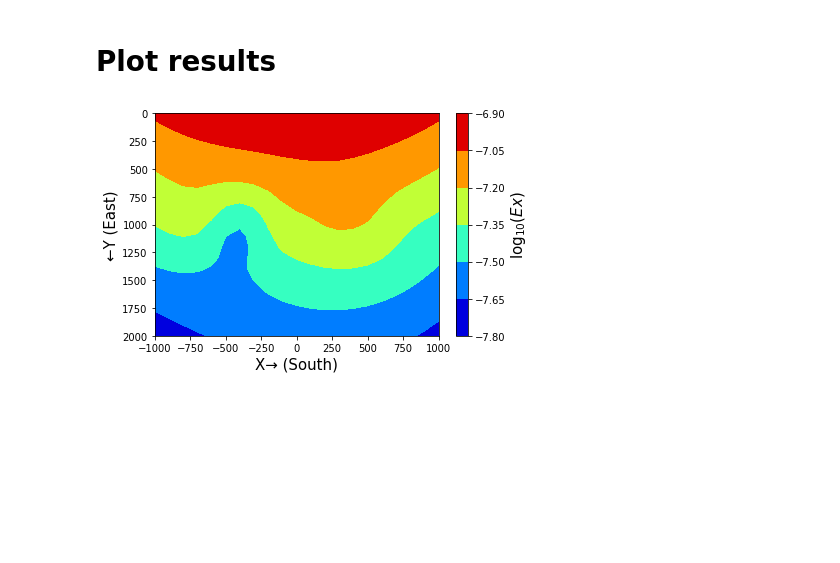
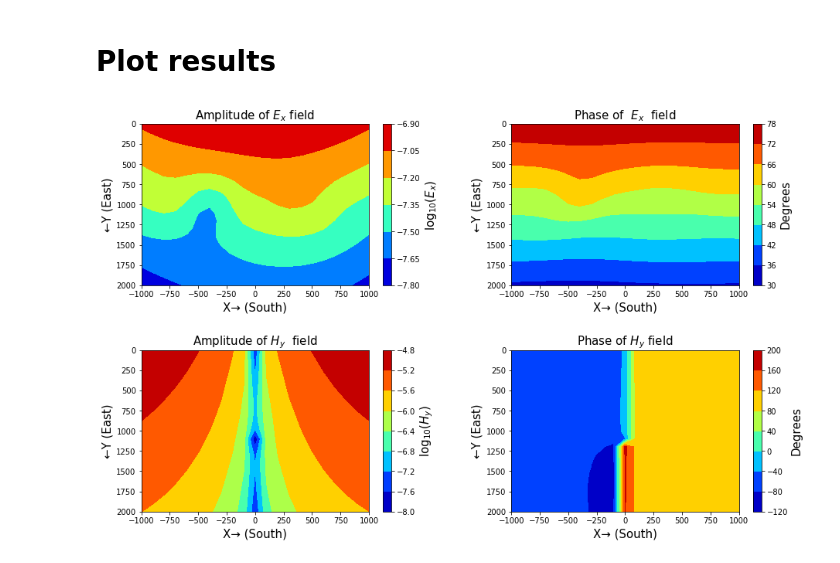
Before and after one commit to CSM-CGEM/cgem-simpeg-examples, a Jupyter notebook: fdem/3D FD CSEM tensor mesh example .ipynb, the cells around one changed output. Cells and saved outputs as stored; diff of their text form; code cells hidden in the pictures; blank space fills up the shorter version.

```diff
--- a/fdem/3D FD CSEM tensor mesh example .ipynb
+++ b/fdem/3D FD CSEM tensor mesh example .ipynb
@@ -363,12 +359,12 @@ surveyfig3D = plt.figure(4)
 # Calculate EM response
 
 # Calculate fields
-#e_field = simulation_e.fields(sigma)    # Electric
-#b_field = prob_b.fields(sigma)    # Magnetic
+#e_field = simulation_e.fields(sigma)    # Electric field
+#h_field = simulation_e.fields(sigma)    # Magnetic field
 
 # Calculate electric data and magnetic data
-e_data = simulation_e.dpred(sigma)    # Electric
-#b_data = survey_b.dpred(sigma, f=b_field)    # Magnetic
+e_data = simulation_e.dpred(sigma)    # Electric data
+h_data = simulation_h.dpred(sigma)    # Magnetic data
 # %% [markdown]
 # Plot results
 # %%
@@ -378,16 +374,16 @@ e_data = simulation_e.dpred(sigma)    # Electric
 # Plot Data
 
 # Separate real and imaginary parts
-e_data_real = e_data[0:len(rx_locs)]    # Electric
+e_data_real = e_data[0:len(rx_locs)]    # Electric field data
 e_data_imag = e_data[len(rx_locs):]
-#b_data_real = b_data[0:len(rx_loc_x)]    # Magnetic
-#b_data_imag = b_data[len(rx_loc_x):]
+h_data_real = h_data[0:len(rx_locs)]    # Magnetic field data
+h_data_imag = h_data[len(rx_locs):]
 
 # Calculate data amplitude and phase
 e_amp = np.sqrt(e_data_real**2 + e_data_imag**2)    # Electric
 e_phase = np.arctan2(e_data_imag, e_data_real)
-#b_amp = np.sqrt(b_data_real**2 + b_data_imag**2)    # Magnetic
-#b_phase = np.arctan2(b_data_imag, b_data_real)
+h_amp = np.sqrt(h_data_real**2 + h_data_imag**2)    # Magnetic
+h_phase = np.arctan2(h_data_imag, h_data_real)
 
 
 Datafig = plt.figure(6)
@@ -395,58 +391,69 @@ if len(rx_loc_x) or len(rx_loc_y) != 1:
     # Reorganize results for plotting
     e_amp = np.reshape(e_amp, (len(rx_loc_x), len(rx_loc_y)))
     e_phase = np.reshape(e_phase, (len(rx_loc_x), len(rx_loc_y)))
+    h_amp = np.reshape(h_amp, (len(rx_loc_x), len(rx_loc_y)))
+    h_phase = np.reshape(h_phase, (len(rx_loc_x), len(rx_loc_y)))
 
-
+    plt.subplots_adjust(top=0.9, bottom=0.125, left=0.11, right=0.95,
+                        wspace=0.3, hspace=0.4)
     # Plot results
     eplot1 = plt.subplot(221)
+    eplot1.set_title('Amplitude of $E_{x}$ field', fontsize=15)
     e_amp_plot = eplot1.contourf(rx_loc_x, rx_loc_y, np.log10(e_amp), cmap='jet')
     eplot1.set_ylabel('←Y (East)', fontsize='15')
     eplot1.set_xlabel('X→ (South)', fontsize='15')
     plt.gca().invert_yaxis()
     bar_5221 = plt.colorbar(e_amp_plot)
-    bar_5221.set_label(label='$\log_{10}(Ex)$', fontsize=15)
+    bar_5221.set_label(label='$\log_{10}(E_{x})$', fontsize=15)
 
-    #eplot2 = plt.subplot(222)
-    #e_phase_plot = eplot2.contourf(rx_loc_x, np.flip(rx_loc_y), np.degrees(e_phase), cmap='jet')
-    #eplot2.set_ylabel('←Y (East)', fontsize='15')
-    #eplot2.set_xlabel('X→ (South)', fontsize='15')
-    #plt.gca().invert_yaxis()
-    #bar_5222 = plt.colorbar(e_phase_plot)
-    #bar_5222.set_label(label='Degrees', fontsize=15)
+    eplot2 = plt.subplot(222)
+    eplot2.set_title('Phase of  $E_{x}$  field', fontsize=15)
+    e_phase_plot = eplot2.contourf(rx_loc_x, rx_loc_y, np.degrees(e_phase), cmap='jet')
+    eplot2.set_ylabel('←Y (East)', fontsize='15')
+    eplot2.set_xlabel('X→ (South)', fontsize='15')
+    plt.gca().invert_yaxis()
+    bar_5222 = plt.colorbar(e_phase_plot)
+    bar_5222.set_label(label='Degrees', fontsize=15)
 
-    #bplot1 = plt.subplot(223)
-    #b_amp_plot = bplot1.contourf(rx_loc_x, np.flip(rx_loc_y), np.log10(b_amp), cmap='jet')
-    #bplot1.set_ylabel('←Y (East)', fontsize='15')
-    #bplot1.set_xlabel('X→ (South)', fontsize='15')
-    #plt.gca().invert_yaxis()
-    #bar_5225 = plt.colorbar(b_amp_plot, label='$\log_{10}(Hy)$')
+    hplot1 = plt.subplot(223)
+    hplot1.set_title('Amplitude of $H_{y}$  field', fontsize=15)
+    h_amp_plot = hplot1.contourf(rx_loc_x, rx_loc_y, np.log10(h_amp), cmap='jet')
+    hplot1.set_ylabel('←Y (East)', fontsize='15')
+    hplot1.set_xlabel('X→ (South)', fontsize='15')
+    plt.gca().invert_yaxis()
+    bar_5223 = plt.colorbar(h_amp_plot)
+    bar_5223.set_label(label='$\log_{10}(H_{y})$', fontsize=15)
 
-    #eplot2 = plt.subplot(223)
-    #b_phase_plot = bplot2.contourf(rx_loc_x, np.flip(rx_loc_y), np.degrees(b_phase), cmap='jet')
-    #bplot2.set_ylabel('←Y (East)', fontsize='15')
-    #bplot2.set_xlabel('X→ (South)', fontsize='15')
-    #plt.gca().invert_yaxis()
-    #bar_5224 = plt.colorbar(b_phase_plot, label='Degrees')
+    hplot2 = plt.subplot(224)
+    hplot2.set_title('Phase of $H_{y}$ field', fontsize=15)
+    h_phase_plot = hplot2.contourf(rx_loc_x, rx_loc_y, np.degrees(h_phase), cmap='jet')
+    hplot2.set_ylabel('←Y (East)', fontsize='15')
+    hplot2.set_xlabel('X→ (South)', fontsize='15')
+    plt.gca().invert_yaxis()
+    bar_5224 = plt.colorbar(h_phase_plot)
+    bar_5224.set_label(label='Degrees', fontsize=15)
 
     plt.show()
 
 
 else:
     e_amp = np.sqrt(e_data_real**2 + e_data_imag**2)    # Electric
     e_phase = np.arctan2(e_data_imag, e_data_real)
+    h_amp = np.sqrt(h_data_real**2 + h_data_imag**2)    # Magnetic
+    h_phase = np.arctan2(h_data_imag, h_data_real)
 
     eplot = plt.subplot(111)
     eplot.semilogy(rx_loc_x, (e_amp), label='Ez Amplitude', linewidth=5)
     #eplot.plot(rx_loc_x, np.degrees(e_phase), marker='.', label='Phase (degree)')
     eplot.set_ylabel('Ez Ampliture (V/m)', fontsize='15')
     eplot.set_xlabel('Rx location', fontsize='15')
     plt.legend(fontsize='xx-large')
 
-    #bplot = plt.subplot(122)
-    #bplot.plot(rx_loc_x, np.log10(b_amp), label='Amplitude', linewidth=5)
-    #bplot.plot(rx_loc_x, np.degrees(b_phase), marker='.', label='Phase (degree)')
+    hplot = plt.subplot(122)
+    hplot.plot(rx_loc_x, np.log10(h_amp), label='Amplitude', linewidth=5)
+    hplot.plot(rx_loc_x, np.degrees(h_phase), marker='.', label='Phase (degree)')
 
     plt.legend(fontsize='xx-large')
     plt.show()
 # %% [output]
-[figure, old version]
+[figure, new version]
```
Also changed, not shown: parts of 6 cells of this notebook, 1 other file.
